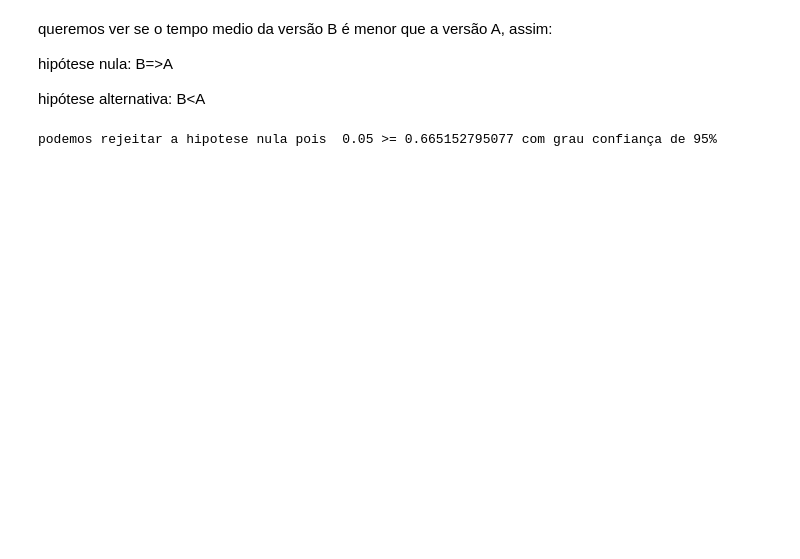
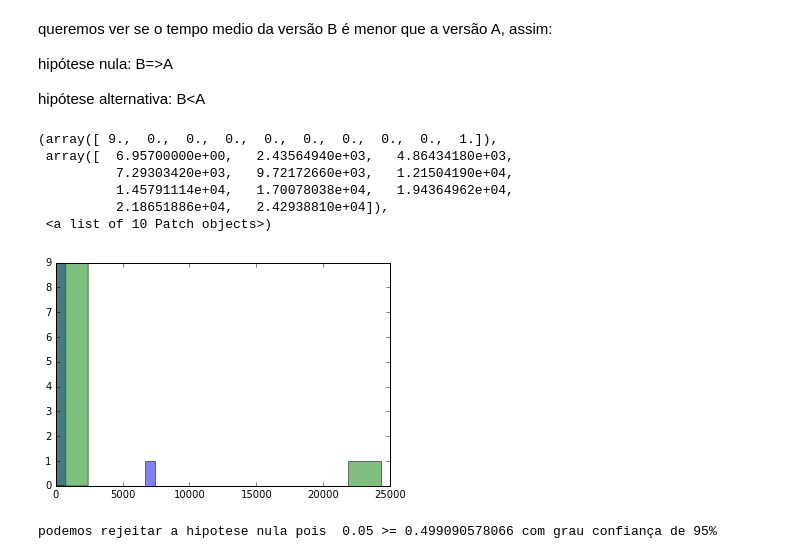
Before and after one commit to Formulos/CD, a Jupyter notebook: Projeto 2/projeto 2.ipynb, the cells around one changed output. Saved outputs shown, nothing was run; the diff lists cells and outputs as text; code cells hidden in the pictures; blank space fills up the shorter version.

```diff
--- a/Projeto 2/projeto 2.ipynb
+++ b/Projeto 2/projeto 2.ipynb
@@ -9,21 +144,25 @@ queremos ver se o tempo medio da versão B é menor que a versão A, assim:
 hipótese nula: B=>A
 
 hipótese alternativa: B<A
+# %%
+plt.hist(tempos_B,alpha=0.5,bins =10)
+plt.hist(tempos_A,alpha=0.5,bins =10)
+# %% [output]
+(array([ 9.,  0.,  0.,  0.,  0.,  0.,  0.,  0.,  0.,  1.]),
+ array([  6.95700000e+00,   2.43564940e+03,   4.86434180e+03,
+          7.29303420e+03,   9.72172660e+03,   1.21504190e+04,
+          1.45791114e+04,   1.70078038e+04,   1.94364962e+04,
+          2.18651886e+04,   2.42938810e+04]),
+ <a list of 10 Patch objects>)
+[figure, added]
 # %%
-# kelly para não mandar todos os arquivos json e tudo mais eu substitui os dados por duas listas arbitrárias
-# queriamos saber se as contas estão certas.
+media_b = np.mean(tempos_B)
+n = len(tempos_B)
 
-dados_a = [2,3,4,5,6,7,8,9,9,9]
-dados_b = [0,0,1,3,4,5,6,7,8,9]
+media_a = np.mean(tempos_A)
 
 
-media_b = np.mean(dados_b)
-n = len(dados_b)
-
-media_a = np.mean(dados_a)
-
-
-cov_ab = np.cov(dados_a,dados_b)[0][1] # calcula a covariancia, numpy retorna uma matriz,a linha 0,coluna 1 contem a covariancia de a,b
+cov_ab = np.cov(tempos_A,tempos_B)[0][1] # calcula a covariancia, numpy retorna uma matriz,a linha 0,coluna 1 contem a covariancia de a,b
 var_ab = media_a + media_b+ 2*cov_ab # nos queremos a variancia de a+b, certo?
 dp_ab = var_ab*0.5 # desvio padrão
 
@@ -40,4 +179,4 @@ if valor_p<alfa:
 else:
     print('podemos rejeitar a hipotese nula pois ',alfa,'>=',valor_p,'com grau confiança de 95%')
 # %% [output]
-podemos rejeitar a hipotese nula pois  0.05 >= 0.665152795077 com grau confiança de 95%
+podemos rejeitar a hipotese nula pois  0.05 >= 0.499090578066 com grau confiança de 95%
```
Also changed, not shown: parts of 27 cells of this notebook, 3 other files.
